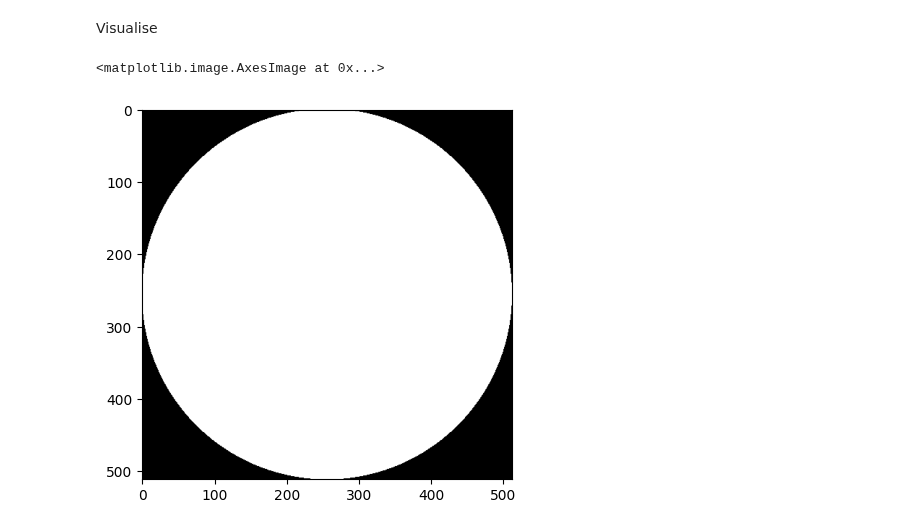
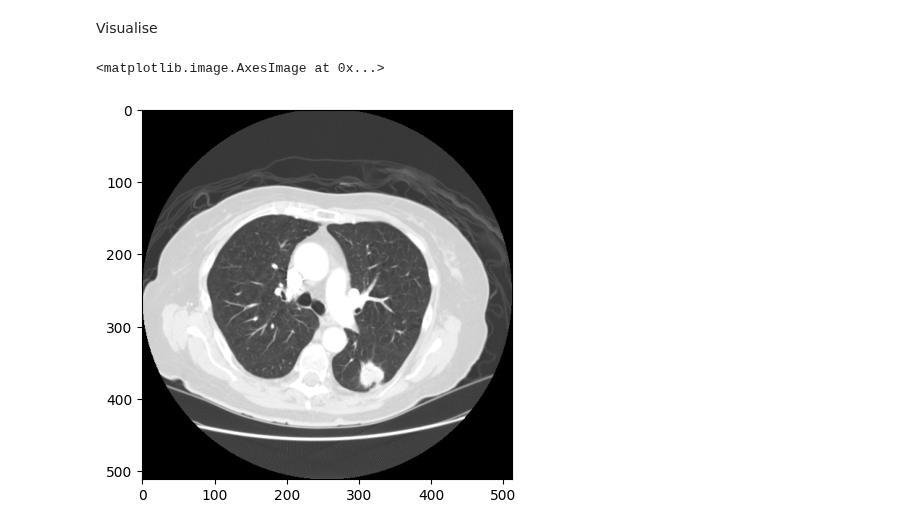
Before and after one commit to CaNtHinkOfaUser/Classifying-malignancy-in-lung-nodules-using-deep-learning-models, a Jupyter notebook: dicom_preproccessing/src/HUClipping/ClippingTest.ipynb, the cells around one changed output. Cells and saved outputs as stored; diff of their text form; code cells hidden in the pictures.

```diff
--- a/dicom_preproccessing/src/HUClipping/ClippingTest.ipynb
+++ b/dicom_preproccessing/src/HUClipping/ClippingTest.ipynb
@@ -11,8 +11,8 @@ import matplotlib.pyplot as plt
 import seaborn as sns
 import pandas as pd
 
-project_folder = Path(os.getcwd()).parent.parent
-dataset_folder = project_folder / "lidc_idri"
+project_folder = Path(os.getcwd()).parent.parent.parent
+dataset_folder = project_folder / "dicom_preproccessing" / "lidc_idri"
 metadata = project_folder / "data" / "metadata.csv"
 df = pd.read_csv(metadata)
 row = df[(df["Patient ID"] == "LIDC-IDRI-0001") & (df["Modality"] == "CT")].iloc[0]
@@ -72,8 +72,8 @@ def apply_window(img: np.ndarray, window_level: int, window_width: int) -> np.nd
 # %% [markdown]
 Visualise
 # %%
-windowed_img = apply_window(img, window_level=-2000, window_width=500)
+windowed_img = apply_window(img, window_level=-600, window_width=1500)
 plt.imshow(windowed_img, cmap='gray')
 # %% [output]
 <matplotlib.image.AxesImage at 0x...>
-[figure, old version]
+[figure, new version]
```
